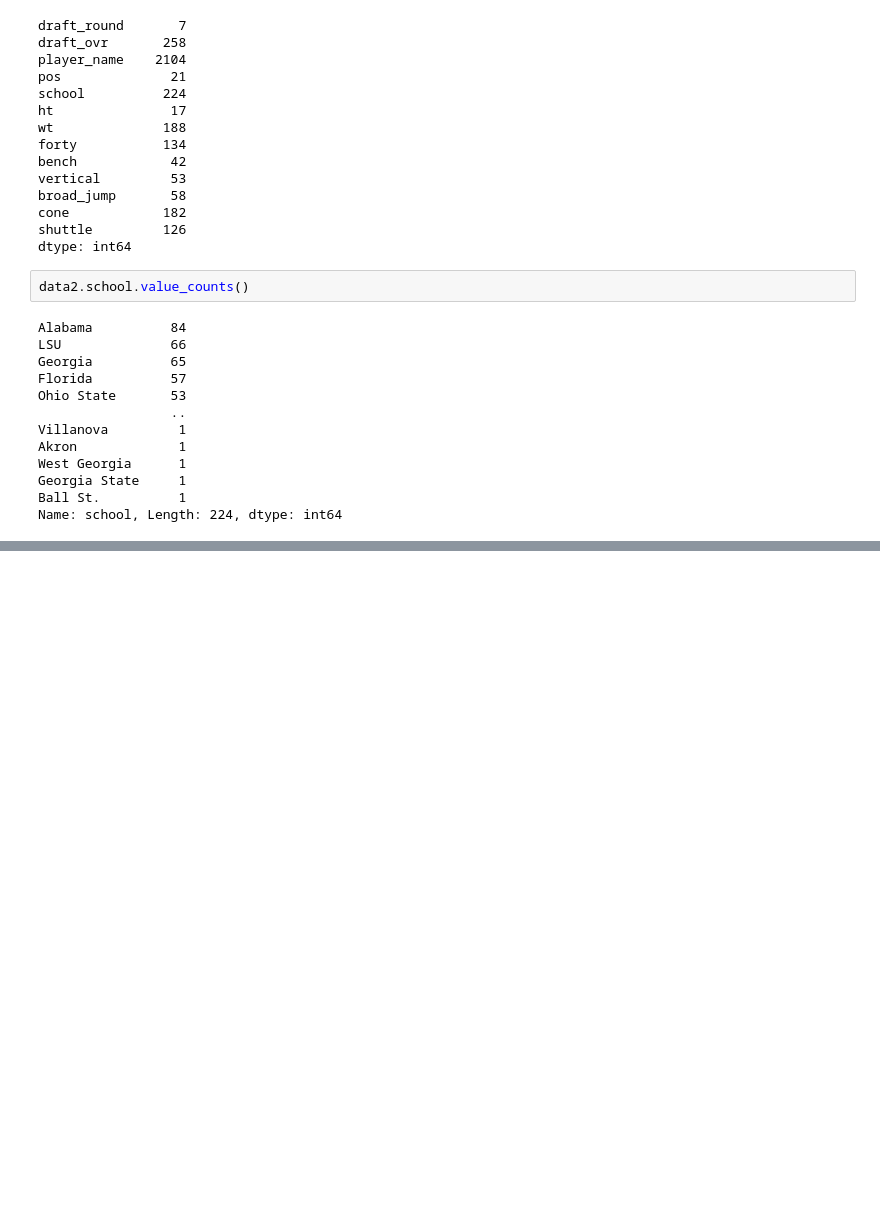
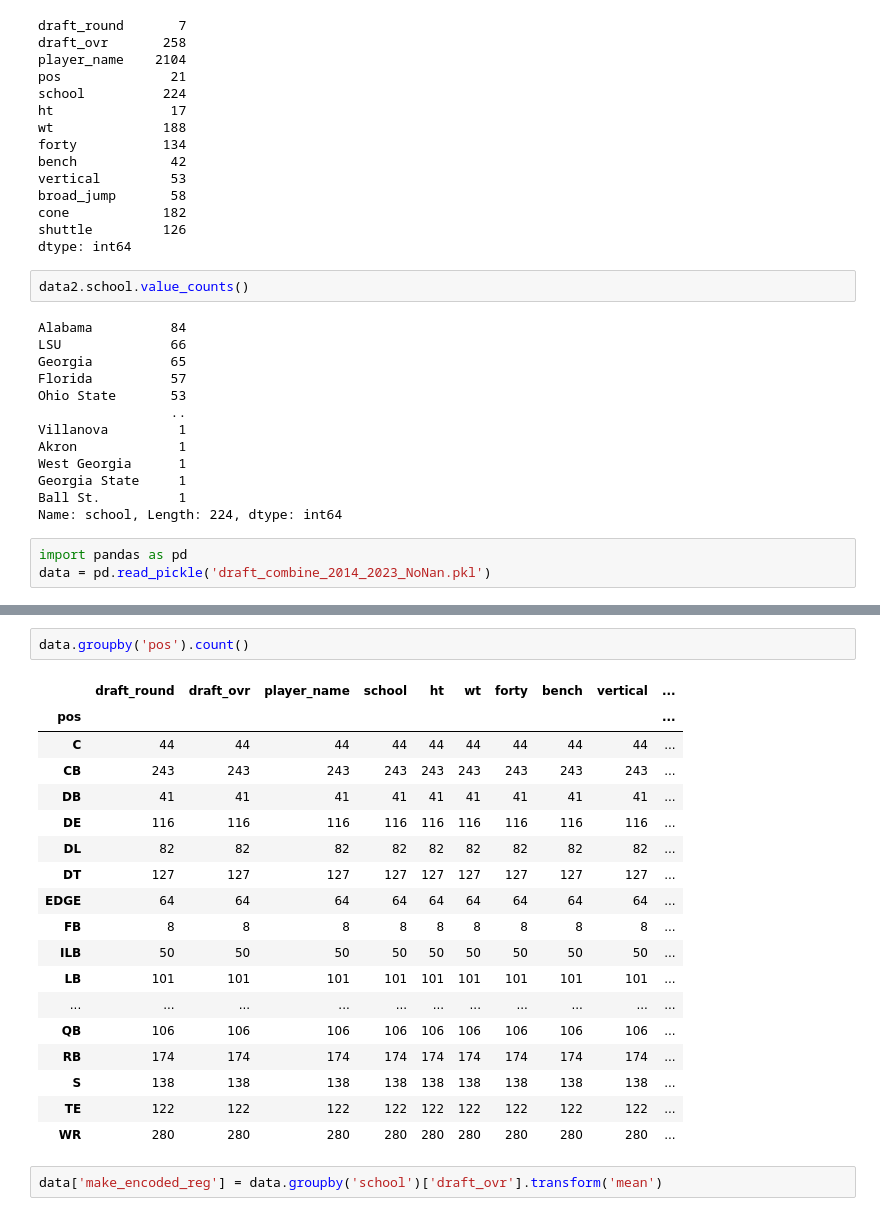
Before and after one commit to jlh28145/NFL-Draft-Combine, a Jupyter notebook: NFL Draft Combine Analysis.ipynb, the cells around one changed output, grey strips where cells are left out. Cells and saved outputs as stored; diff of their text form; blank space fills up the shorter version.

```diff
--- a/NFL Draft Combine Analysis.ipynb
+++ b/NFL Draft Combine Analysis.ipynb
@@ -367,3 +367,6 @@ West Georgia      1
 Georgia State     1
 Ball St.          1
 Name: school, Length: 224, dtype: int64
+# %%
+import pandas as pd
+data = pd.read_pickle('draft_combine_2014_2023_NoNan.pkl')
@@ -369,0 +390,23 @@ Name: school, Length: 224, dtype: int64
+# %%
+data.groupby('pos').count()
+# %% [output]
+|  | draft_round | draft_ovr | player_name | school | ht | wt | forty | bench | vertical | ... |
+| pos |  |  |  |  |  |  |  |  |  | ... |
+| C | 44 | 44 | 44 | 44 | 44 | 44 | 44 | 44 | 44 | ... |
+| CB | 243 | 243 | 243 | 243 | 243 | 243 | 243 | 243 | 243 | ... |
+| DB | 41 | 41 | 41 | 41 | 41 | 41 | 41 | 41 | 41 | ... |
+| DE | 116 | 116 | 116 | 116 | 116 | 116 | 116 | 116 | 116 | ... |
+| DL | 82 | 82 | 82 | 82 | 82 | 82 | 82 | 82 | 82 | ... |
+| DT | 127 | 127 | 127 | 127 | 127 | 127 | 127 | 127 | 127 | ... |
+| EDGE | 64 | 64 | 64 | 64 | 64 | 64 | 64 | 64 | 64 | ... |
+| FB | 8 | 8 | 8 | 8 | 8 | 8 | 8 | 8 | 8 | ... |
+| ILB | 50 | 50 | 50 | 50 | 50 | 50 | 50 | 50 | 50 | ... |
+| LB | 101 | 101 | 101 | 101 | 101 | 101 | 101 | 101 | 101 | ... |
+| ... | ... | ... | ... | ... | ... | ... | ... | ... | ... | ... |
+| QB | 106 | 106 | 106 | 106 | 106 | 106 | 106 | 106 | 106 | ... |
+| RB | 174 | 174 | 174 | 174 | 174 | 174 | 174 | 174 | 174 | ... |
+| S | 138 | 138 | 138 | 138 | 138 | 138 | 138 | 138 | 138 | ... |
+| TE | 122 | 122 | 122 | 122 | 122 | 122 | 122 | 122 | 122 | ... |
+| WR | 280 | 280 | 280 | 280 | 280 | 280 | 280 | 280 | 280 | ... |
+# %%
+data['make_encoded_reg'] = data.groupby('school')['draft_ovr'].transform('mean')
```
Also changed, not shown: parts of 29 cells of this notebook, 1 other file.
